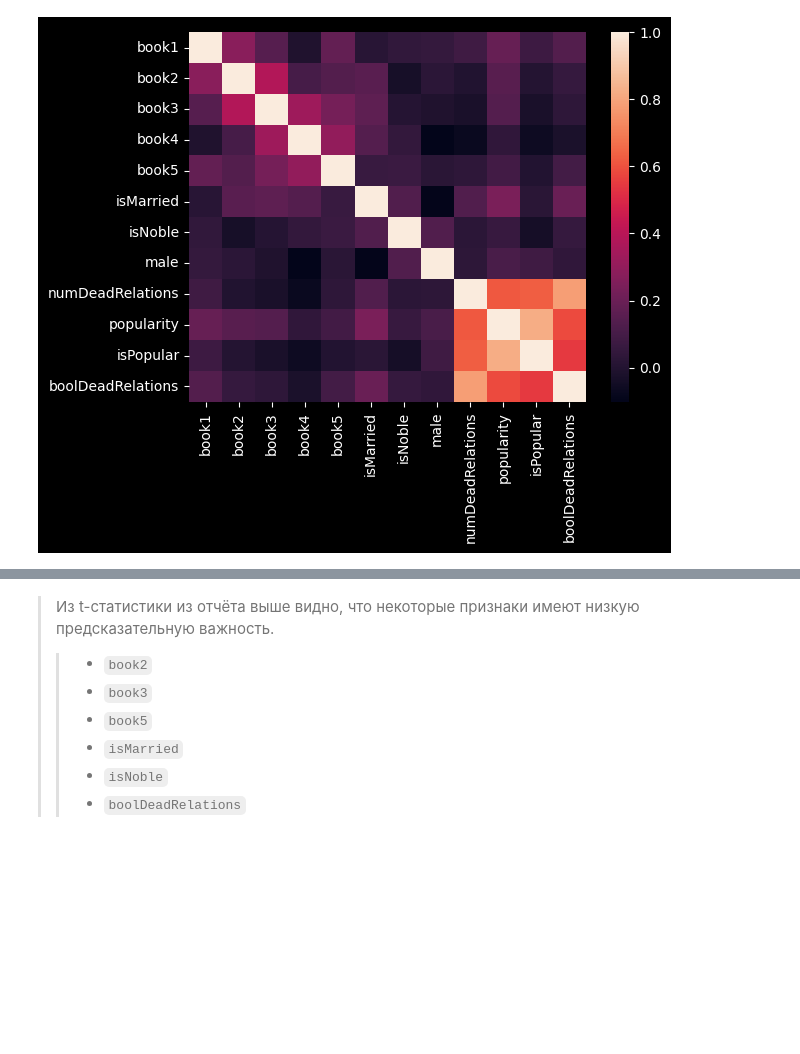
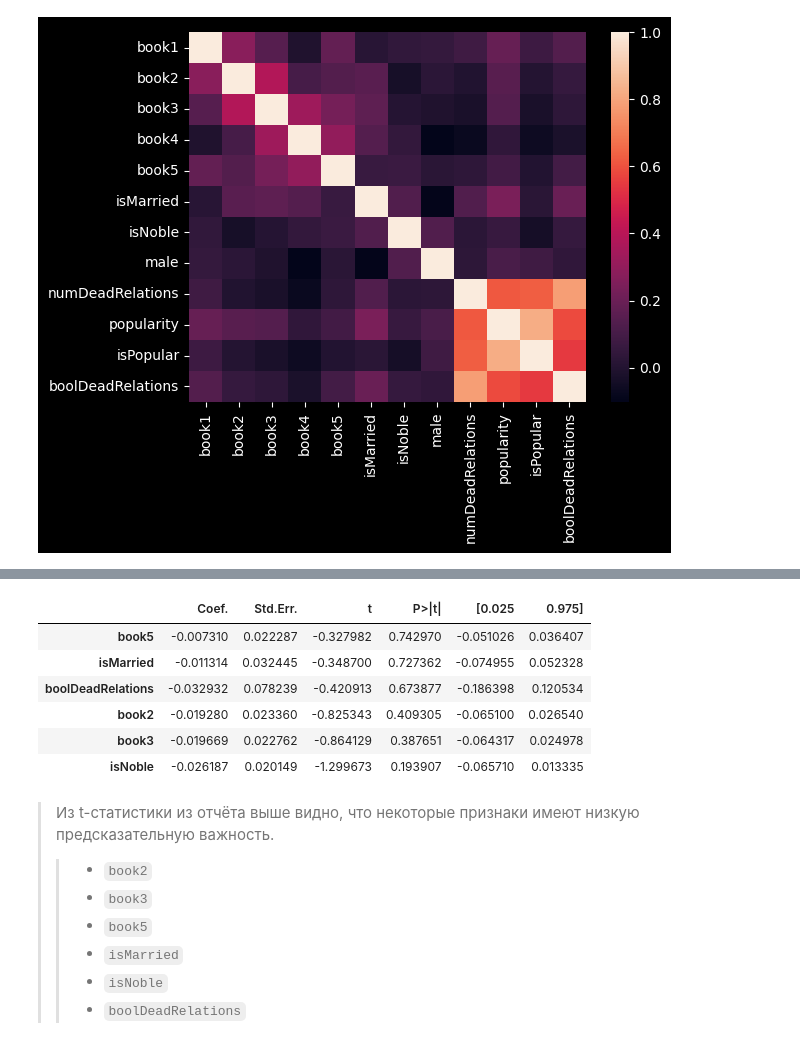
Before and after one commit to relicks/dls-2024-1, a Jupyter notebook: notebooks/hws/4_2_game_of_thrones_prediction.ipynb, the cells around one changed output, grey strips where cells are left out. Cells and saved outputs as stored; diff of their text form; code cells hidden in the pictures; blank space fills up the shorter version.

```diff
--- a/notebooks/hws/4_2_game_of_thrones_prediction.ipynb
+++ b/notebooks/hws/4_2_game_of_thrones_prediction.ipynb
@@ -302,3 +252,14 @@ Notes:
+# %%
+summary = result.summary2().tables[1]
+summary.query("`P>|t|` > 0.1").sort_values(by="P>|t|", ascending=False)
+# %% [output]
+|  | Coef. | Std.Err. | t | P>|t| | [0.025 | 0.975] |
+| book5 | -0.007310 | 0.022287 | -0.327982 | 0.742970 | -0.051026 | 0.036407 |
+| isMarried | -0.011314 | 0.032445 | -0.348700 | 0.727362 | -0.074955 | 0.052328 |
+| boolDeadRelations | -0.032932 | 0.078239 | -0.420913 | 0.673877 | -0.186398 | 0.120534 |
+| book2 | -0.019280 | 0.023360 | -0.825343 | 0.409305 | -0.065100 | 0.026540 |
+| book3 | -0.019669 | 0.022762 | -0.864129 | 0.387651 | -0.064317 | 0.024978 |
+| isNoble | -0.026187 | 0.020149 | -1.299673 | 0.193907 | -0.065710 | 0.013335 |
 # %% [markdown]
 > Из t-статистики из отчёта выше видно, что некоторые признаки имеют низкую предсказательную важность.
 >> - `book2`
```
Also changed, not shown: parts of 6 cells of this notebook, 2 other files.
